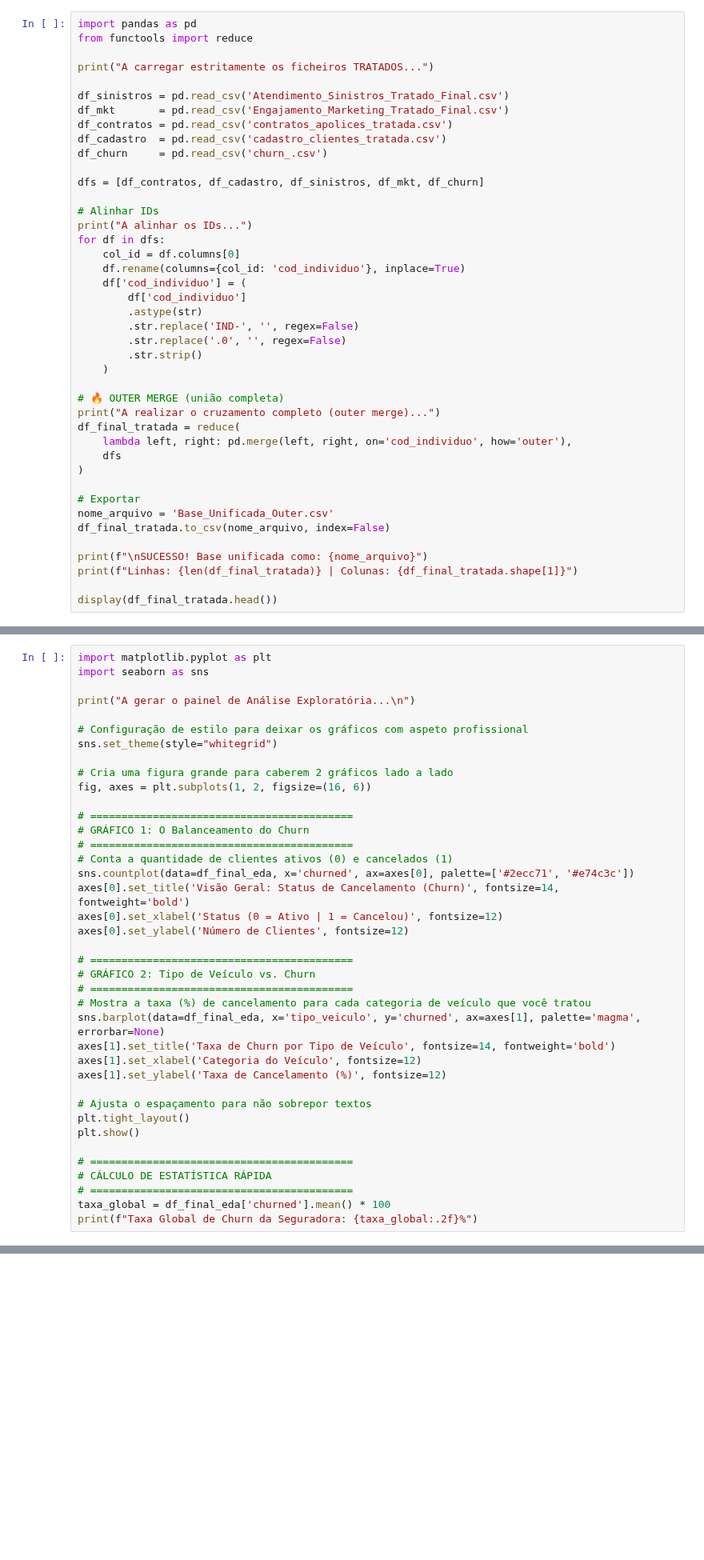
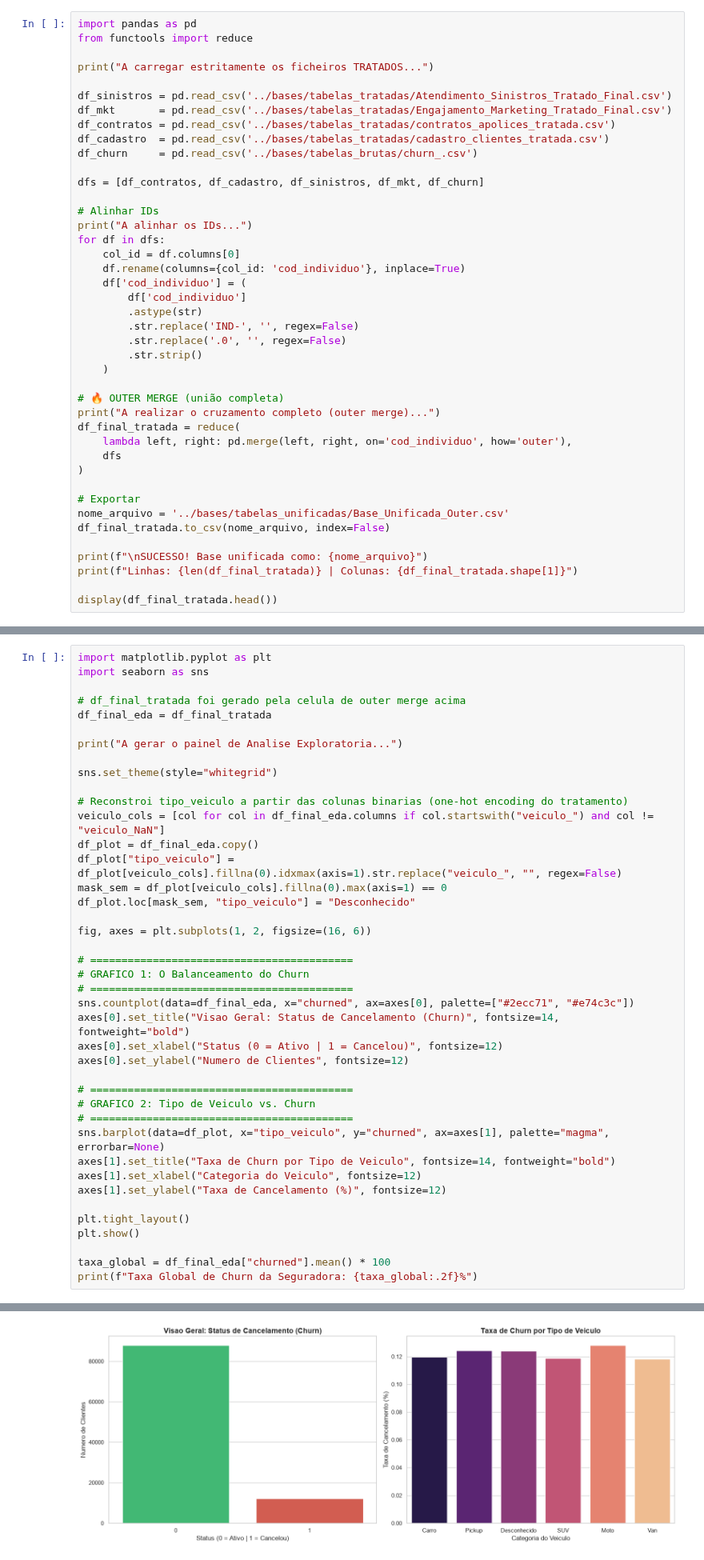
Before and after one commit to cauedpinheiro/equipe5_PRT, a Jupyter notebook: notebooks/Analise_exploratoria/Analise_exp.ipynb, the cells around one changed output, grey strips where cells are left out. Shown at 80% size. Drawn from its saved outputs; the diff is of its cells as text; blank space fills up the shorter version.

```diff
--- a/notebooks/Analise_exploratoria/Analise_exp.ipynb
+++ b/notebooks/Analise_exploratoria/Analise_exp.ipynb
@@ -43,11 +57,11 @@ from functools import reduce
 
 print("A carregar estritamente os ficheiros TRATADOS...")
 
-df_sinistros = pd.read_csv('Atendimento_Sinistros_Tratado_Final.csv')
-df_mkt       = pd.read_csv('Engajamento_Marketing_Tratado_Final.csv')
-df_contratos = pd.read_csv('contratos_apolices_tratada.csv')
-df_cadastro  = pd.read_csv('cadastro_clientes_tratada.csv')
-df_churn     = pd.read_csv('churn_.csv')
+df_sinistros = pd.read_csv('../bases/tabelas_tratadas/Atendimento_Sinistros_Tratado_Final.csv')
+df_mkt       = pd.read_csv('../bases/tabelas_tratadas/Engajamento_Marketing_Tratado_Final.csv')
+df_contratos = pd.read_csv('../bases/tabelas_tratadas/contratos_apolices_tratada.csv')
+df_cadastro  = pd.read_csv('../bases/tabelas_tratadas/cadastro_clientes_tratada.csv')
+df_churn     = pd.read_csv('../bases/tabelas_brutas/churn_.csv')
 
 dfs = [df_contratos, df_cadastro, df_sinistros, df_mkt, df_churn]
 
@@ -72,7 +86,7 @@ df_final_tratada = reduce(
 )
 
 # Exportar
-nome_arquivo = 'Base_Unificada_Outer.csv'
+nome_arquivo = '../bases/tabelas_unificadas/Base_Unificada_Outer.csv'
 df_final_tratada.to_csv(nome_arquivo, index=False)
 
 print(f"\nSUCESSO! Base unificada como: {nome_arquivo}")
@@ -164,38 +216,41 @@ Análise Exploratória - Gráfico I
 import matplotlib.pyplot as plt
 import seaborn as sns
 
-print("A gerar o painel de Análise Exploratória...\n")
+# df_final_tratada foi gerado pela celula de outer merge acima
+df_final_eda = df_final_tratada
 
-# Configuração de estilo para deixar os gráficos com aspeto profissional
+print("A gerar o painel de Analise Exploratoria...")
+
 sns.set_theme(style="whitegrid")
 
-# Cria uma figura grande para caberem 2 gráficos lado a lado
+# Reconstroi tipo_veiculo a partir das colunas binarias (one-hot encoding do tratamento)
+veiculo_cols = [col for col in df_final_eda.columns if col.startswith("veiculo_") and col != "veiculo_NaN"]
+df_plot = df_final_eda.copy()
+df_plot["tipo_veiculo"] = df_plot[veiculo_cols].fillna(0).idxmax(axis=1).str.replace("veiculo_", "", regex=False)
+mask_sem = df_plot[veiculo_cols].fillna(0).max(axis=1) == 0
+df_plot.loc[mask_sem, "tipo_veiculo"] = "Desconhecido"
+
 fig, axes = plt.subplots(1, 2, figsize=(16, 6))
 
 # ==========================================
-# GRÁFICO 1: O Balanceamento do Churn
+# GRAFICO 1: O Balanceamento do Churn
 # ==========================================
-# Conta a quantidade de clientes ativos (0) e cancelados (1)
-sns.countplot(data=df_final_eda, x='churned', ax=axes[0], palette=['#2ecc71', '#e74c3c'])
-axes[0].set_title('Visão Geral: Status de Cancelamento (Churn)', fontsize=14, fontweight='bold')
-axes[0].set_xlabel('Status (0 = Ativo | 1 = Cancelou)', fontsize=12)
-axes[0].set_ylabel('Número de Clientes', fontsize=12)
+sns.countplot(data=df_final_eda, x="churned", ax=axes[0], palette=["#2ecc71", "#e74c3c"])
+axes[0].set_title("Visao Geral: Status de Cancelamento (Churn)", fontsize=14, fontweight="bold")
+axes[0].set_xlabel("Status (0 = Ativo | 1 = Cancelou)", fontsize=12)
+axes[0].set_ylabel("Numero de Clientes", fontsize=12)
 
 # ==========================================
-# GRÁFICO 2: Tipo de Veículo vs. Churn
+# GRAFICO 2: Tipo de Veiculo vs. Churn
 # ==========================================
-# Mostra a taxa (%) de cancelamento para cada categoria de veículo que você tratou
-sns.barplot(data=df_final_eda, x='tipo_veiculo', y='churned', ax=axes[1], palette='magma', errorbar=None)
-axes[1].set_title('Taxa de Churn por Tipo de Veículo', fontsize=14, fontweight='bold')
-axes[1].set_xlabel('Categoria do Veículo', fontsize=12)
-axes[1].set_ylabel('Taxa de Cancelamento (%)', fontsize=12)
+sns.barplot(data=df_plot, x="tipo_veiculo", y="churned", ax=axes[1], palette="magma", errorbar=None)
+axes[1].set_title("Taxa de Churn por Tipo de Veiculo", fontsize=14, fontweight="bold")
+axes[1].set_xlabel("Categoria do Veiculo", fontsize=12)
+axes[1].set_ylabel("Taxa de Cancelamento (%)", fontsize=12)
 
-# Ajusta o espaçamento para não sobrepor textos
 plt.tight_layout()
 plt.show()
 
-# ==========================================
-# CÁLCULO DE ESTATÍSTICA RÁPIDA
-# ==========================================
-taxa_global = df_final_eda['churned'].mean() * 100
+taxa_global = df_final_eda["churned"].mean() * 100
 print(f"Taxa Global de Churn da Seguradora: {taxa_global:.2f}%")
+# %% [output]
@@ -201,0 +265 @@ print(f"Taxa Global de Churn da Seguradora: {taxa_global:.2f}%")
+[figure, added]
```
Also changed, not shown: parts of 17 cells of this notebook, 4 other files.
